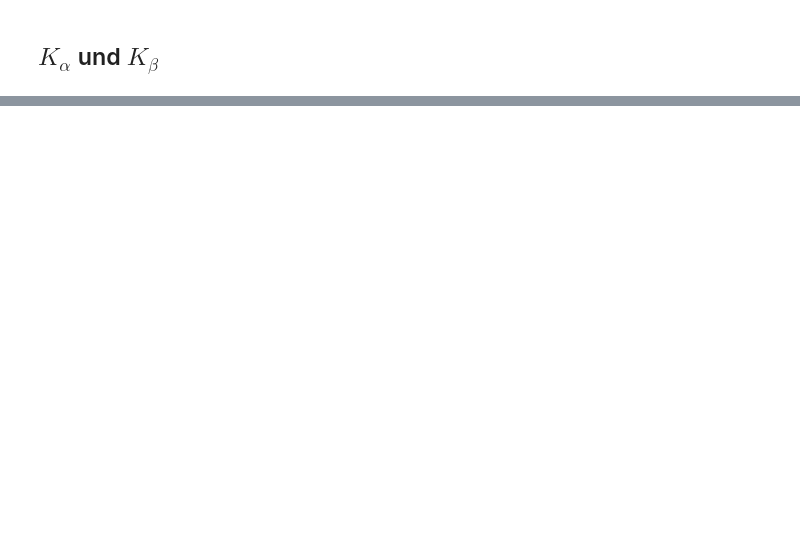
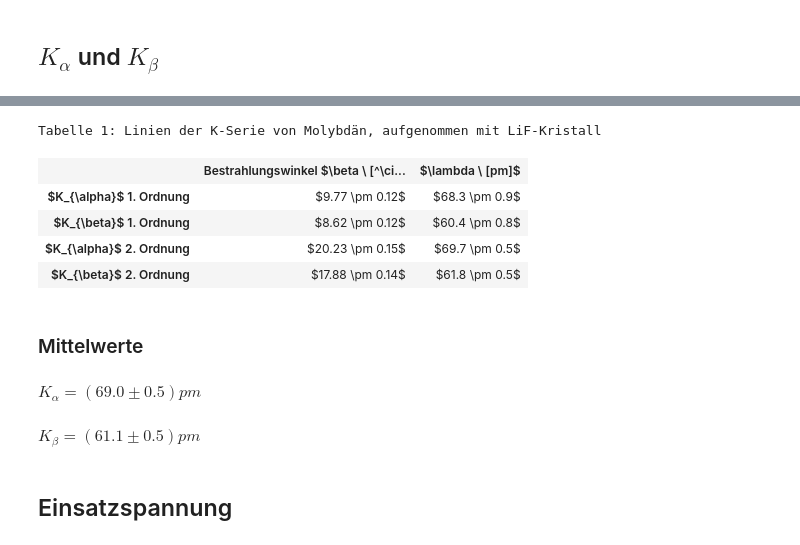
Before and after one commit to Tafiir/Jupyter-Notebooks, a Jupyter notebook: pap2_2/255.ipynb, the cells around one changed output, grey strips where cells are left out. Saved outputs shown, nothing was run; the diff lists cells and outputs as text; code cells hidden in the pictures; blank space fills up the shorter version.

```diff
--- a/pap2_2/255.ipynb
+++ b/pap2_2/255.ipynb
@@ -55,28 +65,84 @@ $\beta_2  = 8.8 \pm 0.8$
 ## $K_{\alpha}$ und $K_{\beta}$
 # %%
 dataK = [
-    loadtxt("255\\1b_Ka1_LiF.txt", skiprows=1).transpose(),
-    loadtxt("255\\1b_Kb1_LiF.txt", skiprows=1).transpose(),
-    loadtxt("255\\1b_Ka2_LiF.txt", skiprows=1).transpose(),
-    loadtxt("255\\1b_Kb2_LiF.txt", skiprows=1).transpose()
+    loadtxt("255\\1b_Ka1_LiF.txt").transpose(),
+    loadtxt("255\\1b_Kb1_LiF.txt").transpose(),
+    loadtxt("255\\1b_Ka2_LiF.txt").transpose(),
+    loadtxt("255\\1b_Kb2_LiF.txt").transpose()
 ]
 b = array([dataK[0][0], dataK[1][0], dataK[2][0], dataK[3][0]])
 n = array([dataK[0][1], dataK[1][1], dataK[2][1], dataK[3][1]])
+dn = array([sqrt(i) for i in n])
 
 f_Gauss = lambda x, m, s, A, n0: A/(sqrt(2*pi)*s) * exp(-1/2 * ((x-m)/s)**2) + n0
+labels = ["$K_{{\\alpha}}$ {}. Ordnung","$K_{{\\beta}}$ {}. Ordnung"]
 
+y = [[],[]]
+bL = []
 for i in range(4):
-    popt, pcov = curve_fit(f_Gauss, b[i], n[i], p0=[b[i][0]+(b[i][-1]-b[i][0])/2, (b[i][-1]-b[i][0])/4, sum(n[i]), n[i][0]])
+    if i==3:
+        b_ = b[i]
+        b[i] = b[i][2:]
+        n_ = n[i]
+        n[i] = n[i][2:]
+        dn_ = dn[i]
+        dn[i] = dn[i][2:]
+    popt, pcov = curve_fit(f_Gauss, b[i], n[i], sigma=dn[i],
+                           p0=[b[i][0]+(b[i][-1]-b[i][0])/2, (b[i][-1]-b[i][0])/4, sum(n[i]), n[i][0]])
 
-    x_  = linspace(b[i][0],b[i][-1],1000)
+    popt = un.uarray(popt, sqrt(diagonal(pcov)))
+
+    if i==3:
+        b[i] = b_
+        n[i] = n_
+        dn[i] = dn_
+
+    x_  = linspace(b[i][0]-0.1,b[i][-1],1000)
+
+    FWHM = 2*sqrt(2*log(2))*popt[1]
 
     figure()
-    plot(b[i], n[i])
-    plot(x_, f_Gauss(x_,*popt))
-    xlim((b[i][0],b[i][-1]))
+    grid()
+    xlabel(r"Bestrahlungswinkel $\beta \ [^\circ]$")
+    ylabel(r"Zählrate $n \ [\frac{Ereignisse}{s}]$")
+    errorbar(b[i], n[i], yerr=dn[i], marker='.', ls='none', label=r"Messpunkte")
+    hlines(popt[3].n + (f_Gauss(x_,*un.nominal_values(popt)).max()-popt[3].n)/2, popt[0].n-FWHM.n/2, popt[0].n+FWHM.n/2,
+          label="$FWHM=({:L})^{{\circ}}$".format(FWHM))
+    plot(x_, f_Gauss(x_,*un.nominal_values(popt)),
+         label="Fit von $n = \\frac{{A}}{{\\sqrt{{2 \\pi}} \\sigma}} e^{{-\\left( \\frac{{x- \\mu}}{{\\sigma}} \\right)^2}}+n_0$ mit:\n"
+        +"$\mu =({0:L})^{{\circ}}$\n$\sigma =({1:L})^{{\circ}}$\n$A=({2:L})s^{{-1}}$\n$n_0 = ({3:L})s^{{-1}}$".format(*popt))
+    xlim((b[i][0]-0.1,b[i][-1]))
+    title(r"Diagramm {0}: {1} von Molybdän".format(i+2,labels[i%2].format(i//2+1)), y=1.08, fontsize=12)
+    if i>1:
+        legend(loc=1,fontsize=6)
+    else: legend(loc=2,fontsize=6)
     show()
+
+    b_L = uc.ufloat(popt[0].n, abs(popt[1].n))
+    bL.append(b_L)
+    y[i%2].append(2*d*un.sin(b_L/360*2*pi)/(i//2 + 1))
+
+table_y = ["<h3>Tabelle 1: Linien der K-Serie von Molybdän, aufgenommen mit LiF-Kristall</h3>","<tr><th></th><th>Bestrahlungswinkel $\\beta \ [^\circ]$</th><th>$\\lambda \ [pm]$</th></tr>"]
+for i in range(4):
+    table_y.append("<tr><th>{0}</th><td>${1:L}$</td><td>${2:L}$</td></tr>".format(labels[i%2].format(i//2+1),bL[i],y[i%2][i//2]/c.pico))
+display(HTML('<table>{}</table>'.format("".join(table_y))))
+
+display(HTML("<h3>Mittelwerte</h3>"))
+display(Latex(r"$K_{{\alpha}}=({:L})pm$".format((y[0][0]+y[0][1])/2/c.pico)))
+display(Latex(r"$K_{{\beta}}=({:L})pm$".format(mean(y,axis=1)[1]/c.pico)))
 # %% [output]
 [drawing not drawn]
 [drawing not drawn]
 [drawing not drawn]
 [drawing not drawn]
+Tabelle 1: Linien der K-Serie von Molybdän, aufgenommen mit LiF-Kristall
+|  | Bestrahlungswinkel $\beta \ [^\ci... | $\lambda \ [pm]$ |
+| $K_{\alpha}$ 1. Ordnung | $9.77 \pm 0.12$ | $68.3 \pm 0.9$ |
+| $K_{\beta}$ 1. Ordnung | $8.62 \pm 0.12$ | $60.4 \pm 0.8$ |
+| $K_{\alpha}$ 2. Ordnung | $20.23 \pm 0.15$ | $69.7 \pm 0.5$ |
+| $K_{\beta}$ 2. Ordnung | $17.88 \pm 0.14$ | $61.8 \pm 0.5$ |
+Mittelwerte
+$K_{\alpha}=(69.0 \pm 0.5)pm$
+$K_{\beta}=(61.1 \pm 0.5)pm$
+# %% [markdown]
+## Einsatzspannung
```
Also changed, not shown: parts of 5 cells of this notebook, 11 other files.
